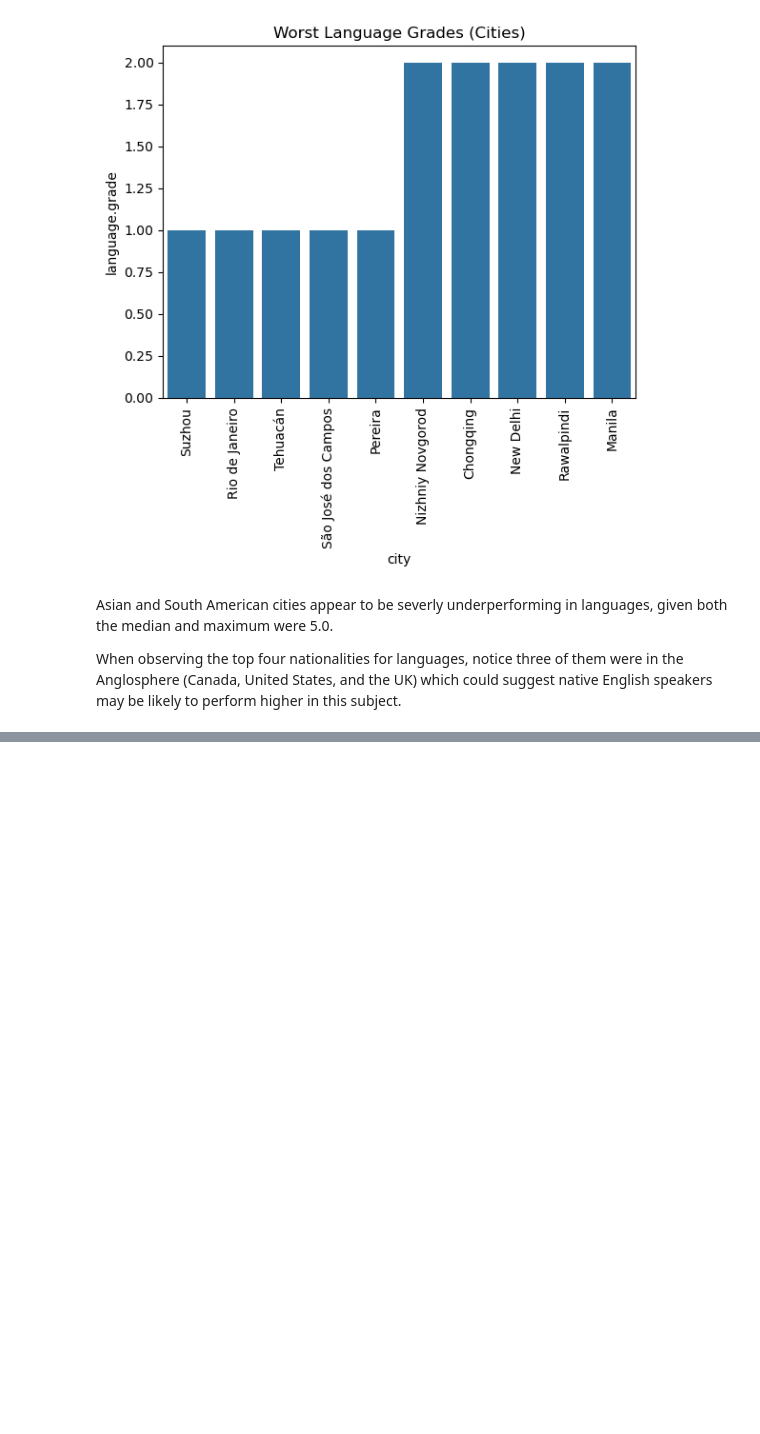
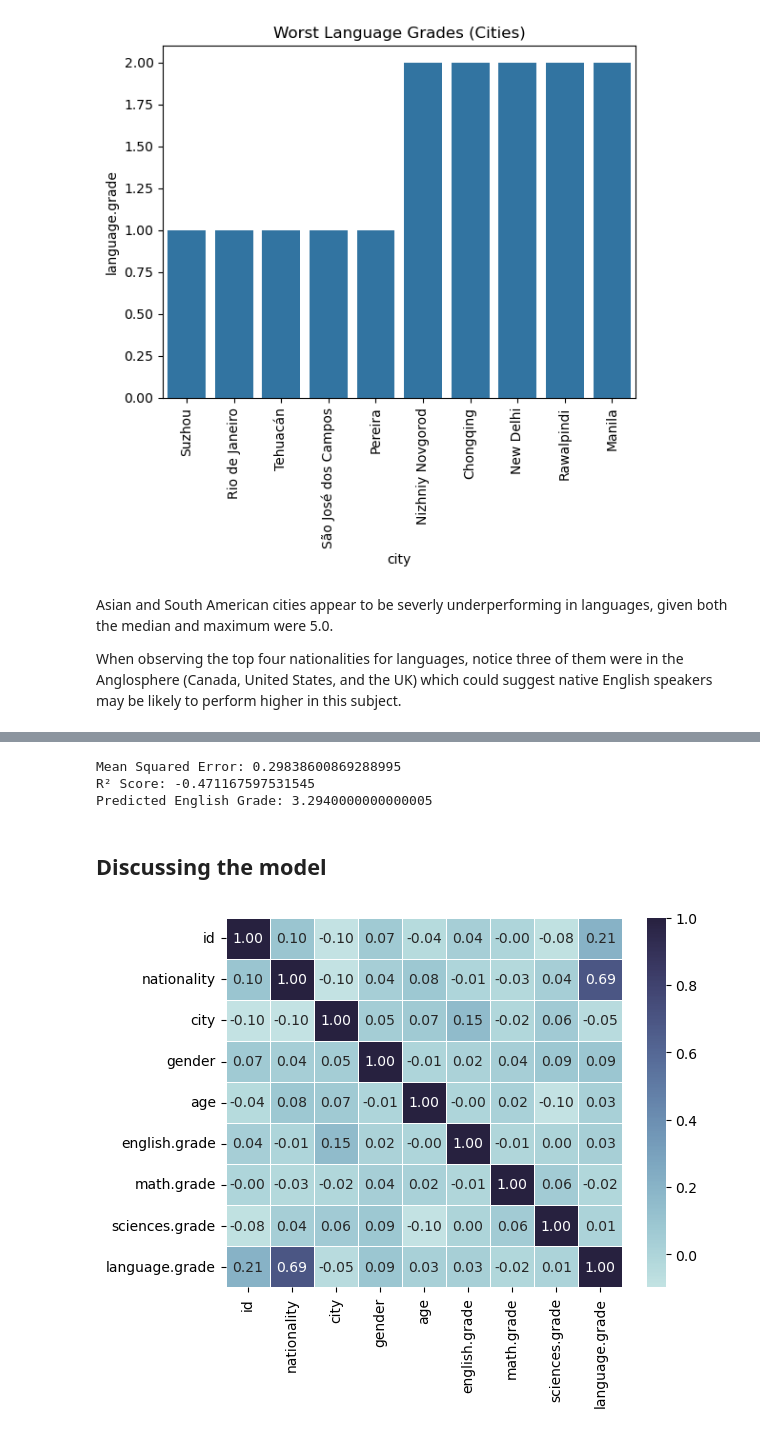
Before and after one commit to omajy/grade-analyser, a Jupyter notebook: grade-analysis.ipynb, the cells around one changed output, grey strips where cells are left out. Cells and saved outputs as stored; diff of their text form; code cells hidden in the pictures; blank space fills up the shorter version.

```diff
--- a/grade-analysis.ipynb
+++ b/grade-analysis.ipynb
@@ -107,0 +116,58 @@ When observing the top four nationalities for languages, notice three of them we
+# %%
+from sklearn.ensemble import RandomForestRegressor
+from sklearn.model_selection import train_test_split
+from sklearn.preprocessing import LabelEncoder
+from sklearn.metrics import mean_squared_error
+from sklearn.metrics import r2_score
+
+df = pd.read_csv('student-dataset.csv')
+df.drop(columns=['latitude', 'longitude', 'portfolio.rating', 'coverletter.rating', 'refletter.rating', 'ethnic.group'], inplace=True)
+
+le_nationality = LabelEncoder()
+le_city = LabelEncoder()
+le_gender = LabelEncoder()
+
+df['nationality'] = le_nationality.fit_transform(df['nationality'])
+df['city'] = le_city.fit_transform(df['city'])
+df['gender'] = le_gender.fit_transform(df['gender'])
+
+X = df[['nationality', 'city', 'age', 'gender']]
+y = df['english.grade']
+
+X_train, X_test, y_train, y_test = train_test_split(X, y, test_size=0.2, random_state=42)
+
+model = RandomForestRegressor()
+model.fit(X_train, y_train)
+
+predictions = model.predict(X_test)
+
+mse = mean_squared_error(y_test, predictions)
+r2 = r2_score(y_test, predictions)
+
+print(f'Mean Squared Error: {mse}')
+print(f'R² Score: {r2}')
+
+person = [
+    le_nationality.transform(['China'])[0],
+    le_city.transform(['Suzhou'])[0],
+    22,
+    le_gender.transform(['F'])[0]
+]
+
+predicted_grade = model.predict([person])
+
+print(f"Predicted English Grade: {predicted_grade[0]}")
+# %% [output]
+Mean Squared Error: 0.29838600869288995
+R² Score: -0.471167597531545
+Predicted English Grade: 3.2940000000000005
+# %% [markdown]
+## Discussing the model
+# %%
+test_df = df.drop(columns=['name'])
+test_df.head()
+corr_matrix = test_df.corr()
+sns.heatmap(corr_matrix, annot=True, cmap=custom_cmap, fmt='.2f', linewidths=0.5)
+plt.show()
+# %% [output]
+[figure, added]
```
Also changed, not shown: parts of 11 cells of this notebook.
